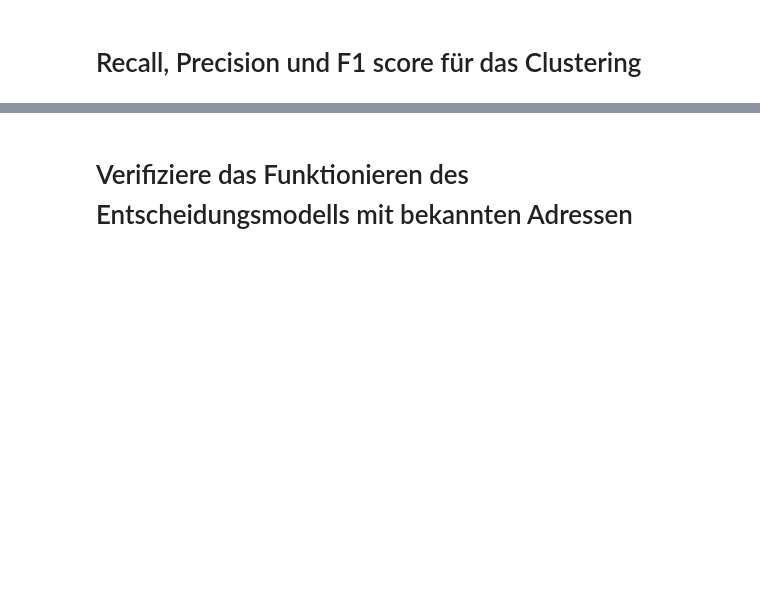
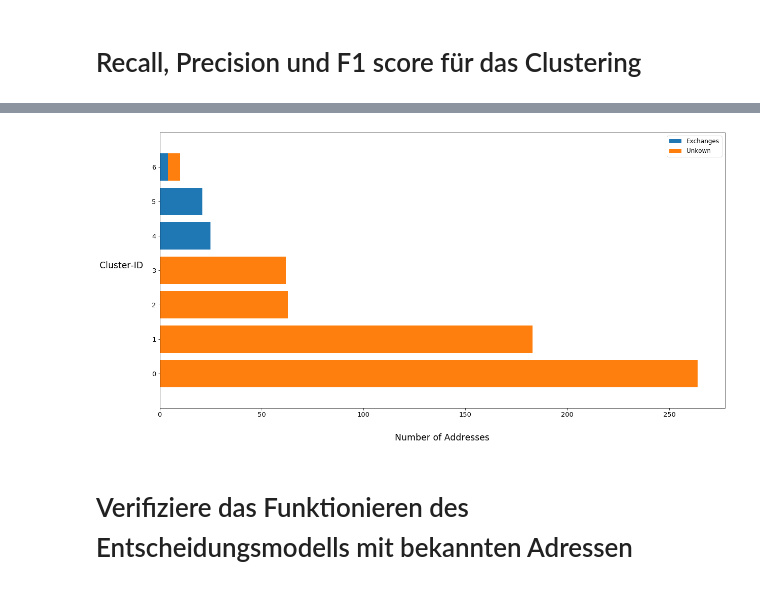
Before and after one commit to mgsgde/ethcluster, a Jupyter notebook: clusteranalysis.ipynb, the cells around one changed output, grey strips where cells are left out. Saved outputs shown, nothing was run; the diff lists cells and outputs as text; code cells hidden in the pictures; blank space fills up the shorter version.

```diff
--- a/clusteranalysis.ipynb
+++ b/clusteranalysis.ipynb
@@ -473,3 +481,35 @@ F1 is 0.91
+# %%
+fig, ax = plt.subplots(figsize= (20,10))
+
+cluster_list.sort(key=len, reverse = True)
+ind = range(0, len(cluster_list))
+
+numberOfExchanges = [Counter(cl)["e"] for cl in cluster_list]
+numberOfSpeculators = [Counter(cl)["x"] for cl in cluster_list]
+
+line1 = ax.barh(ind, numberOfExchanges)
+line2 = ax.barh(ind, numberOfSpeculators, left=numberOfExchanges)
+
+yticklabels = ax.get_yticklabels()
+
+start, end = ax.get_ylim()
+ax.set_ylim(-1,7)
+
+ax.yaxis.set_ticks(np.arange(0, 7, 1))
+
+ax.legend((line1, line2), ('Exchanges', 'Unkown'), loc="upper right", fontsize="larger")
+
+yticklabels = ax.set_yticklabels(ind)
+
+ax.tick_params(
+    which="major",
+    axis='both',
+    labelsize=13
+    )
+ylabel = ax.set_ylabel("Cluster-ID", fontsize="xx-large", rotation=0, labelpad=60)
+ylabel = ax.set_xlabel("Number of Addresses", fontsize="xx-large", rotation=0, labelpad=30)
+# %% [output]
+[figure, added]
 # %% [markdown]
 # Verifiziere das Funktionieren des Entscheidungsmodells mit bekannten Adressen
 # %% [markdown]
```
Also changed, not shown: parts of 13 cells of this notebook, 8 other files.
